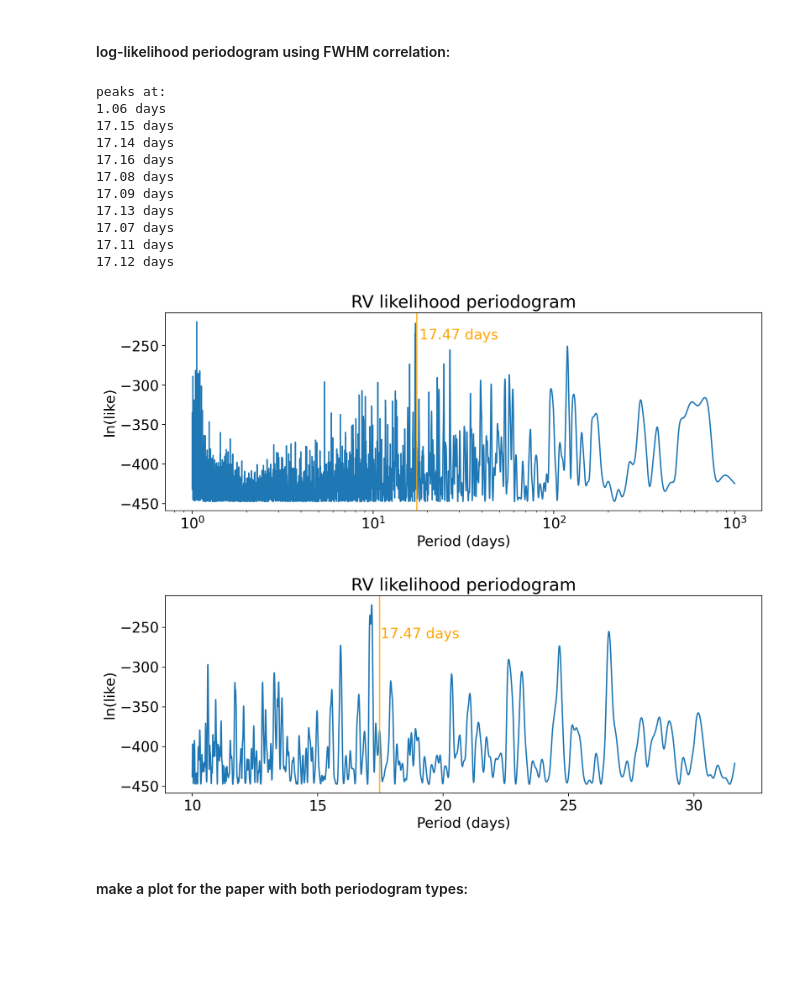
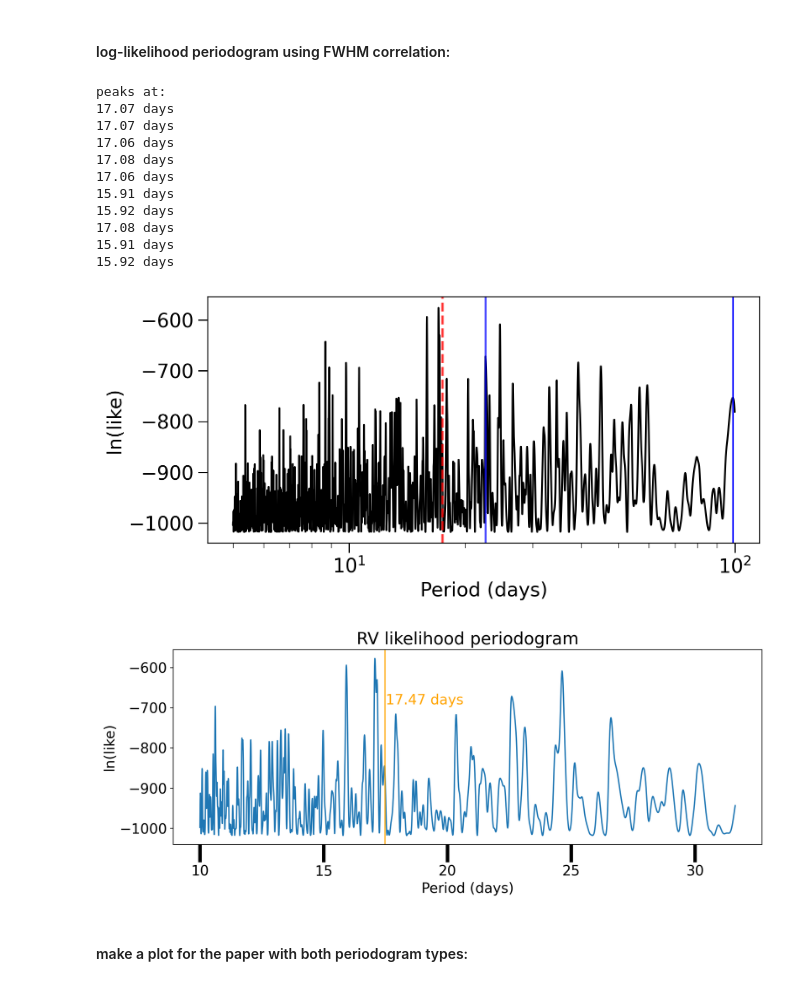
Before and after one commit to megbedell/tesstwin, a Jupyter notebook: notebooks/exoplanet/rv_only_harps.ipynb, the cells around one changed output. Saved outputs shown, nothing was run; the diff lists cells and outputs as text; code cells hidden in the pictures; blank space fills up the shorter version.

```diff
--- a/notebooks/exoplanet/rv_only_harps.ipynb
+++ b/notebooks/exoplanet/rv_only_harps.ipynb
@@ -218,6 +216,7 @@ ys = y_rv
 ivars = 1./yerr_rv**2
 
 #a, b, c1, c2, d, k, h = param
+
 
 def design_matrix(P, correlation_with='fwhm'):
     A = np.zeros((len(xs),7))
@@ -233,6 +232,18 @@ def design_matrix(P, correlation_with='fwhm'):
     A[:,6] = np.cos(2*np.pi / P * xs)
     return A
 
+'''
+def design_matrix(P, correlation_with='fwhm'):
+    A = np.zeros((len(xs),5))
+    A[:,0] = np.invert(pug).astype(int)
+    A[:,1] = pug.astype(int)
+    if correlation_with is 'fwhm':
+        A[:,2] = fwhm_rv
+    A[:,3] = np.sin(2*np.pi / P * xs)
+    A[:,4] = np.cos(2*np.pi / P * xs)
+    return A
+'''
+
 def loglike(A, param):
     resids = ys - np.dot(A,param)
     return -0.5 * np.sum(resids**2 * ivars)
@@ -249,7 +260,7 @@ def best_param(A, cov=True):
 # %% [markdown]
 #### log-likelihood periodogram using FWHM correlation:
 # %%
-ps = np.logspace(0,3,num=10000) # period grid
+ps = np.logspace(np.log10(5.),2,num=10000) # period grid
 loglikes = np.zeros_like(ps)
 solns = np.zeros((len(ps),7))
 for i,p in enumerate(ps):
@@ -257,32 +268,46 @@ for i,p in enumerate(ps):
     soln, cov = best_param(A)
     solns[i,:] = soln
     loglikes[i] = loglike(A, soln)
+# %%
+plt.rcParams['xtick.major.size'] = 8
+plt.rcParams['xtick.major.width'] = 1
+plt.rcParams['xtick.minor.size'] = 4
+plt.rcParams['xtick.minor.width'] = 0.5
+plt.rcParams['ytick.major.size'] = 8
+plt.rcParams['ytick.major.width'] = 1
 # %%
-fig,ax = plt.subplots(1,1,figsize=(12,4))
-ax.plot(ps, loglikes)
+planet_period = 17.47114
+activity_periods = [22.6, 99.2]
+
+fig,ax = plt.subplots(1,1,figsize=(8,4))
+ax.plot(ps, loglikes, color='k')
 ax.set_xscale('log')
-ax.set_title('RV likelihood periodogram')
+#ax.set_title('RV likelihood periodogram with FWHM')
 ax.set_xlabel('Period (days)')
 ax.set_ylabel('ln(like)')
-ax.axvline(planet_period, color='orange', alpha=0.8)
-ax.text(18,np.max(loglikes)*1.1,'{0:.2f} days'.format(planet_period), color='orange')
+ax.axvline(planet_period, color='r', alpha=0.8, ls='dashed', lw=2)
+for p in activity_periods:
+    ax.axvline(p, color='b', alpha=0.8)
+#ax.text(18,np.max(loglikes)*1.1,'{0:.2f} days'.format(planet_period), color='orange')
 print("peaks at:")
 sorted_peaks = ps[np.argsort(loglikes)[::-1]]
 for i in range(10):
     print("{0:.2f} days".format(sorted_peaks[i]))
+fig.tight_layout()
+plt.savefig(plot_dir+'lnlike_periodogram_harps_fwhm.pdf')
 # %% [output]
 peaks at:
-1.06 days
-17.15 days
-17.14 days
-17.16 days
+17.07 days
+17.07 days
+17.06 days
 17.08 days
-17.09 days
-17.13 days
-17.07 days
-17.11 days
-17.12 days
+17.06 days
+15.91 days
+15.92 days
+17.08 days
+15.91 days
+15.92 days
-[figure, old version]
+[figure, new version]
 # %%
 ps_small = np.logspace(1,1.5,2000)
 loglikes_small = np.zeros_like(ps_small)
@@ -304,7 +329,7 @@ ax.set_ylabel('ln(like)')
 ax.axvline(planet_period, color='orange', alpha=0.8)
 ax.text(17.5,np.max(loglikes)*1.2,'{0:.2f} days'.format(planet_period), color='orange');
 # %% [output]
-[figure, old version]
+[figure, new version]
 # %% [markdown]
 #### make a plot for the paper with both periodogram types:
 # %%
```
Also changed, not shown: parts of 9 cells of this notebook, 3 other files.
